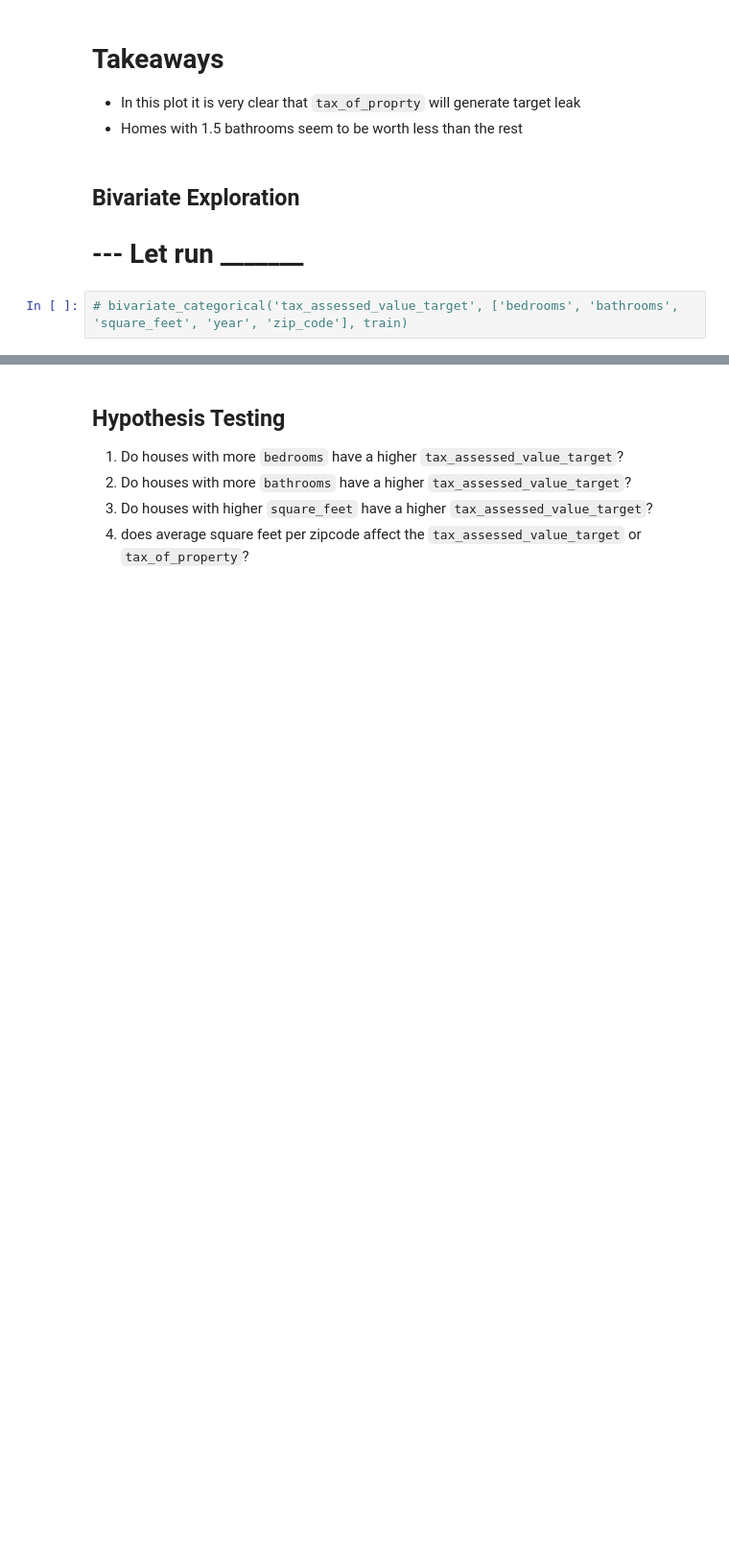
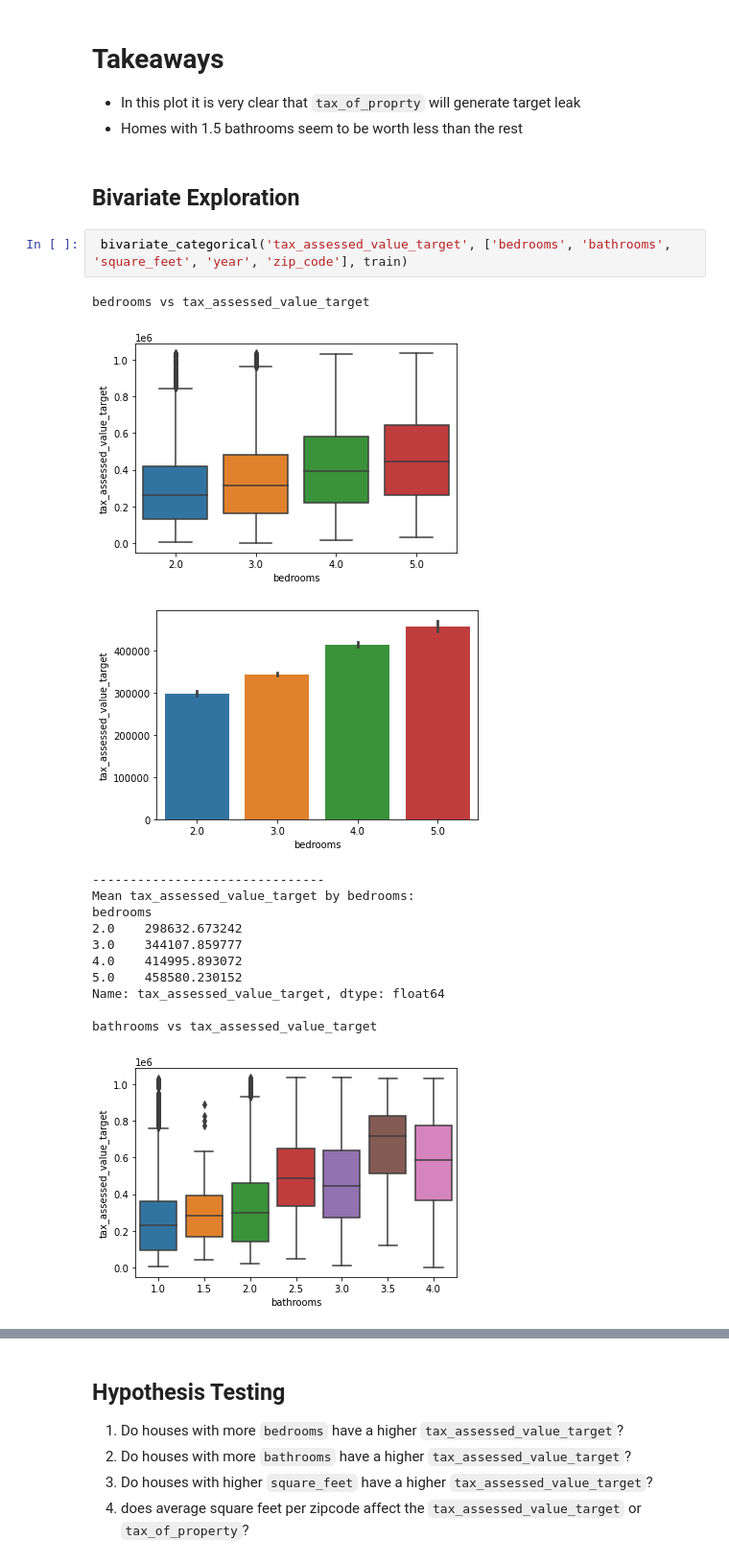
Before and after one commit to VelasquezAlejandro044/regression_project_zillow, a Jupyter notebook: workbbok.ipynb, the cells around one changed output, grey strips where cells are left out. Shown at 96% size. Cells and saved outputs as stored; diff of their text form; blank space fills up the shorter version.

```diff
--- a/workbbok.ipynb
+++ b/workbbok.ipynb
@@ -339,7 +334,20 @@ pairplot_explore(train)
 - Homes with 1.5 bathrooms seem to be worth less than the rest
 # %% [markdown]
 ## Bivariate Exploration
-
-# --- Let run _______
 # %%
-# bivariate_categorical('tax_assessed_value_target', ['bedrooms', 'bathrooms', 'square_feet', 'year', 'zip_code'], train)
+ bivariate_categorical('tax_assessed_value_target', ['bedrooms', 'bathrooms', 'square_feet', 'year', 'zip_code'], train)
+# %% [output]
+bedrooms vs tax_assessed_value_target
+[figure, added]
+[figure, added]
+-------------------------------
+Mean tax_assessed_value_target by bedrooms:
+bedrooms
+2.0    298632.673242
+3.0    344107.859777
+4.0    414995.893072
+5.0    458580.230152
+Name: tax_assessed_value_target, dtype: float64
+
+bathrooms vs tax_assessed_value_target
+[figure, added]
```
Also changed, not shown: parts of 27 cells of this notebook.
